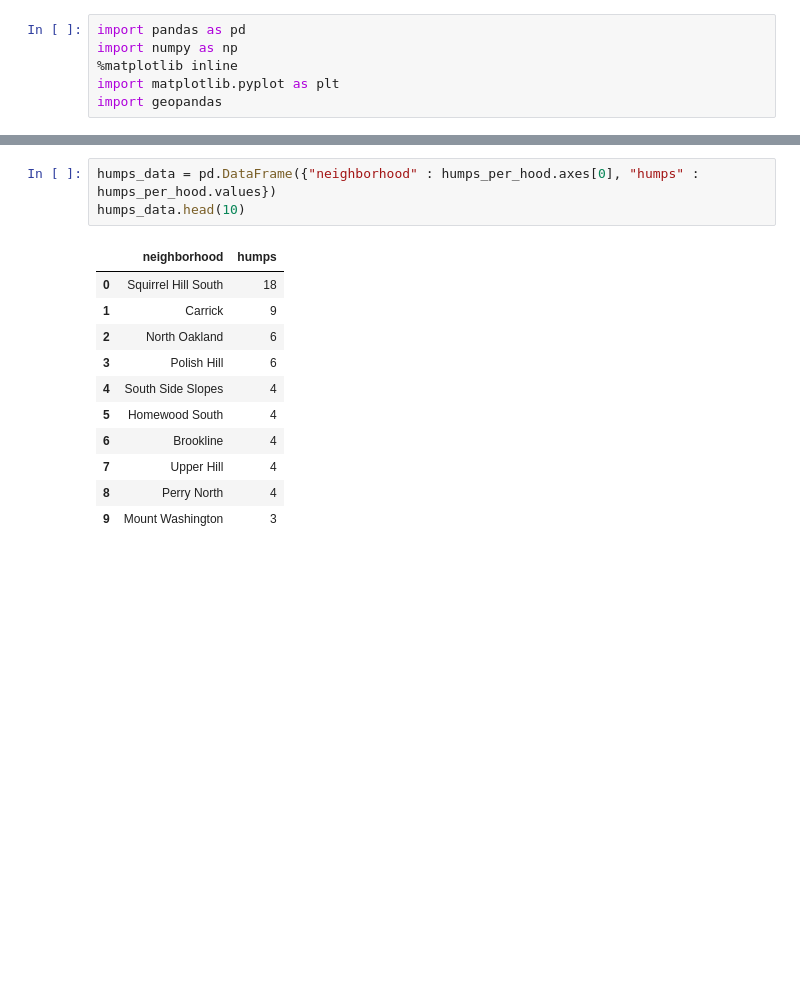
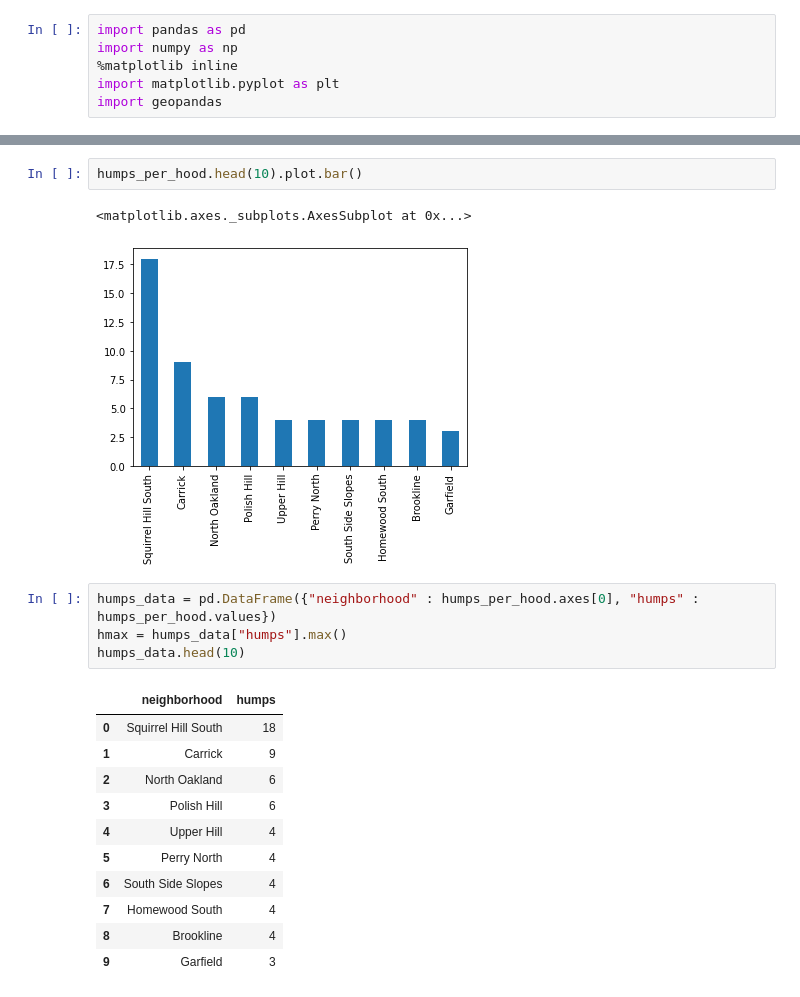
Before and after one commit to drewlp22/cmpinf0010-final, a Jupyter notebook: cole-notebook.ipynb, the cells around one changed output, grey strips where cells are left out. Drawn from its saved outputs; the diff is of its cells as text; blank space fills up the shorter version.

```diff
--- a/cole-notebook.ipynb
+++ b/cole-notebook.ipynb
@@ -47,5 +56,11 @@ humps_per_hood.plot.bar()
+# %%
+humps_per_hood.head(10).plot.bar()
+# %% [output]
+<matplotlib.axes._subplots.AxesSubplot at 0x...>
+[figure, added]
 # %%
 humps_data = pd.DataFrame({"neighborhood" : humps_per_hood.axes[0], "humps" : humps_per_hood.values})
+hmax = humps_data["humps"].max()
 humps_data.head(10)
 # %% [output]
 |  | neighborhood | humps |
@@ -53,9 +68,9 @@ humps_data.head(10)
 | 1 | Carrick | 9 |
 | 2 | North Oakland | 6 |
 | 3 | Polish Hill | 6 |
-| 4 | South Side Slopes | 4 |
-| 5 | Homewood South | 4 |
-| 6 | Brookline | 4 |
-| 7 | Upper Hill | 4 |
-| 8 | Perry North | 4 |
-| 9 | Mount Washington | 3 |
+| 4 | Upper Hill | 4 |
+| 5 | Perry North | 4 |
+| 6 | South Side Slopes | 4 |
+| 7 | Homewood South | 4 |
+| 8 | Brookline | 4 |
+| 9 | Garfield | 3 |
```
Also changed, not shown: parts of 15 cells of this notebook.
